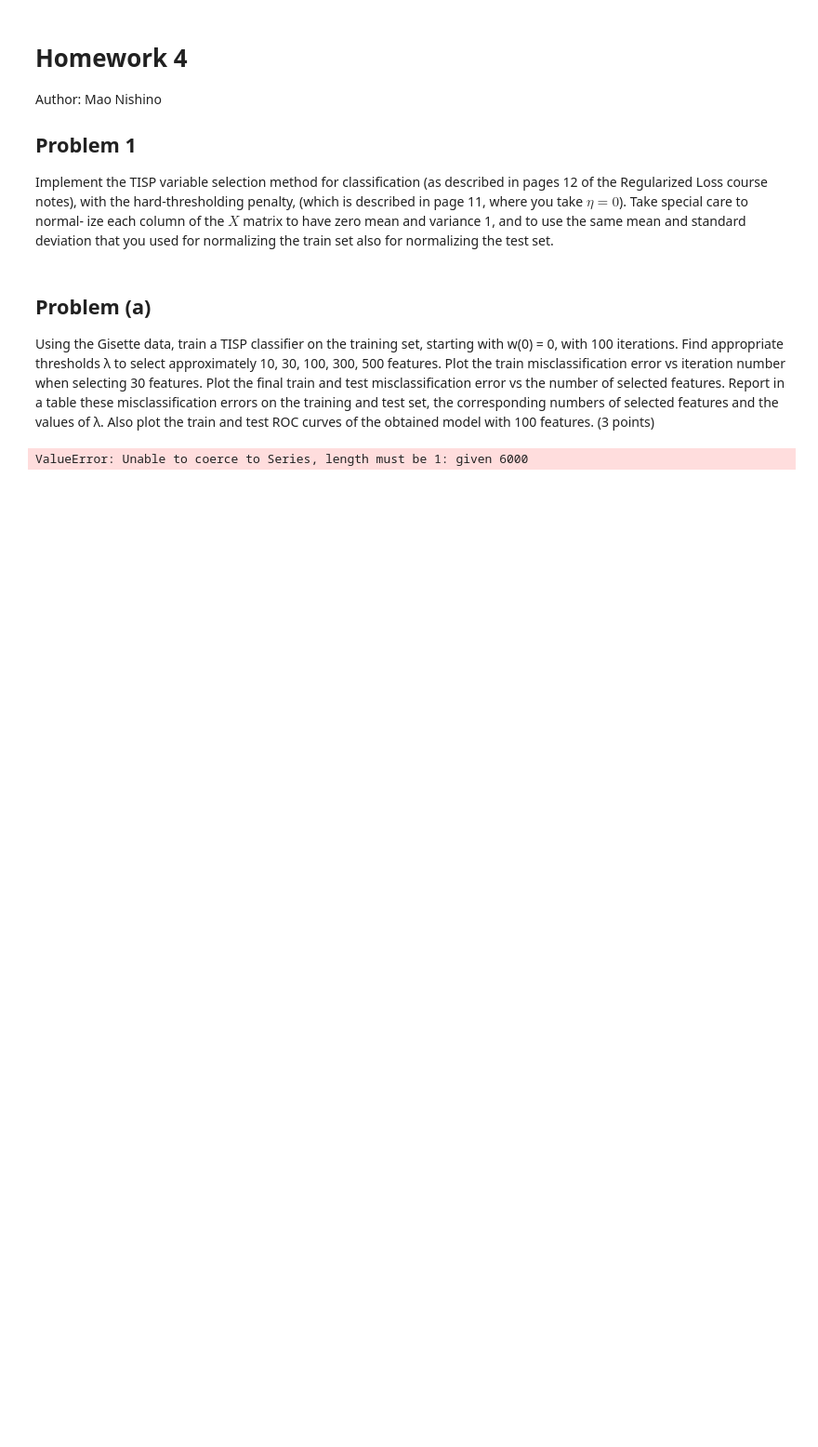
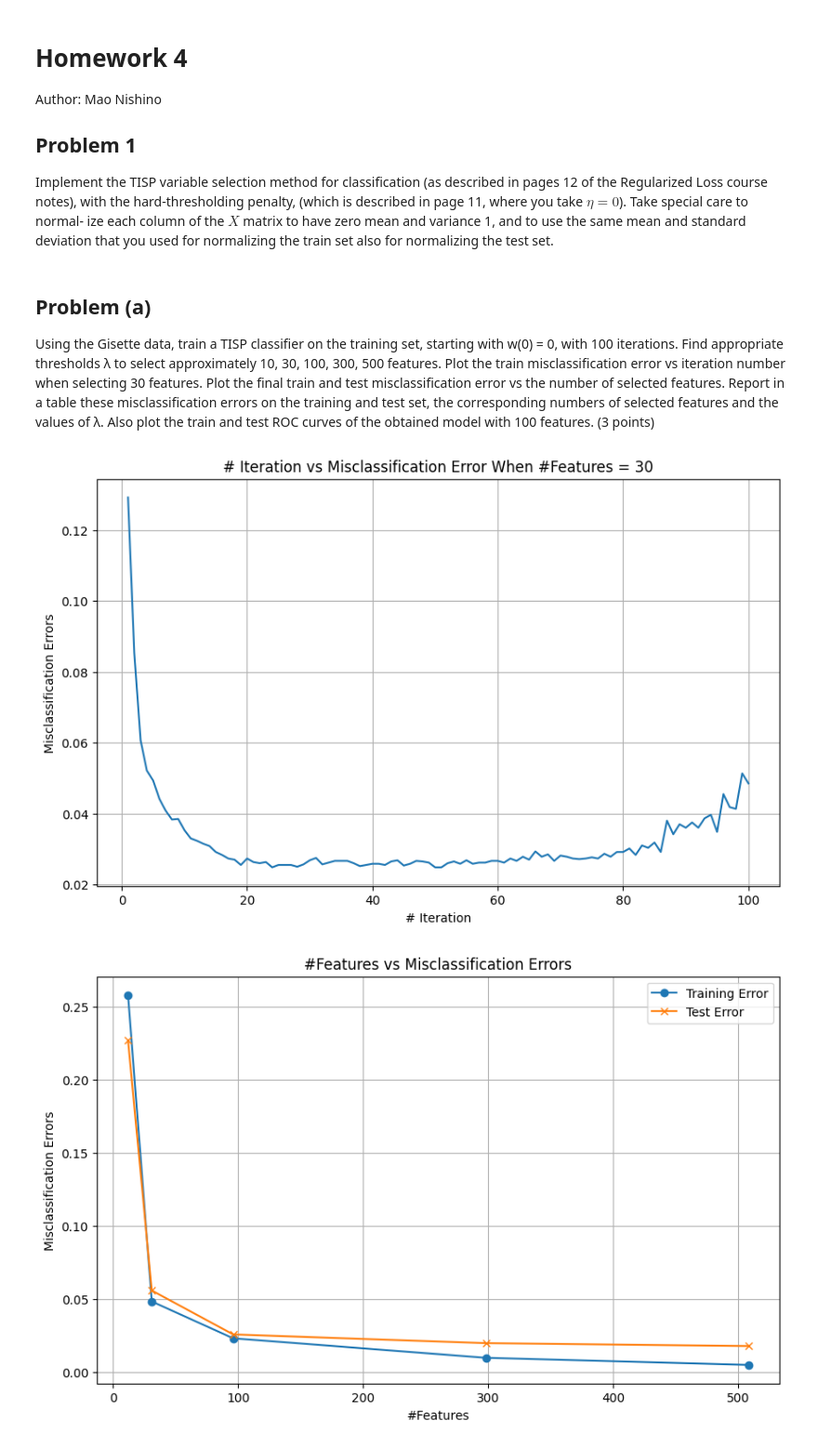
Before and after one commit to mao1756/STA5635_fa23, a Jupyter notebook: HW4/HW4.ipynb, the cells around one changed output. Shown: that part at 93% size. Cells and saved outputs as stored; diff of their text form; code cells hidden in the pictures; blank space fills up the shorter version.

```diff
--- a/HW4/HW4.ipynb
+++ b/HW4/HW4.ipynb
@@ -159,17 +239,13 @@ test_y = dd.read_csv(os.path.join(path, 'gisette_valid.labels'),
 # Replace -1 with 0 so that it fits the slides
 train_y.replace(-1, 0, inplace = True)
 test_y.replace(-1, 0, inplace = True)
-
-num_nonzero = []
-
-for lamda in np.arange(0.1, 1, 0.1):
-    pipe = Pipeline([('scaler', StandardScaler()),
-                      ('addbias', AddBias()),
-                      ('tisp', TISP(lamda=lamda,
-                                   learn_rate = 1.))])
-    pipe.fit(train_x, train_y)
-    num_nonzero.append(np.count_nonzero(pipe['tisp'].w_))
-
-show_nonzero_coeff(np.arange(0.1, 1, 0.1), num_nonzero)
-# %% [output]
-ValueError: Unable to coerce to Series, length must be 1: given 6000
+# %%
+gs = HW4(train_x, train_y, test_x, test_y)
+gs.plot_misclass_30()
+gs.plot_misclass_all()
+df = gs.report_table()
+gs.show_roc(train_y, test_y)
+df
+# %% [output]
+[figure, added]
+[figure, added]
```
Also changed, not shown: parts of 8 cells of this notebook, 1 other file.
